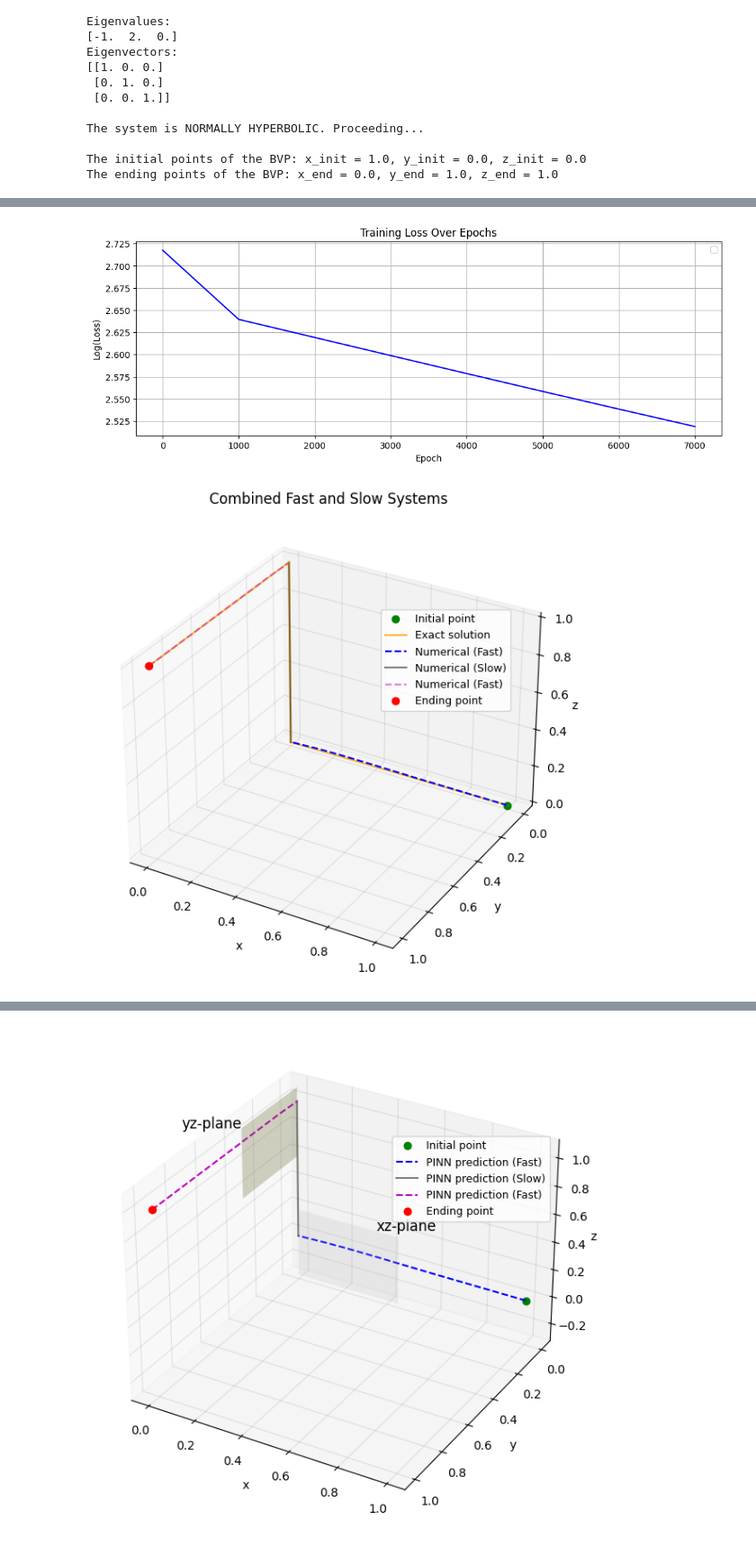
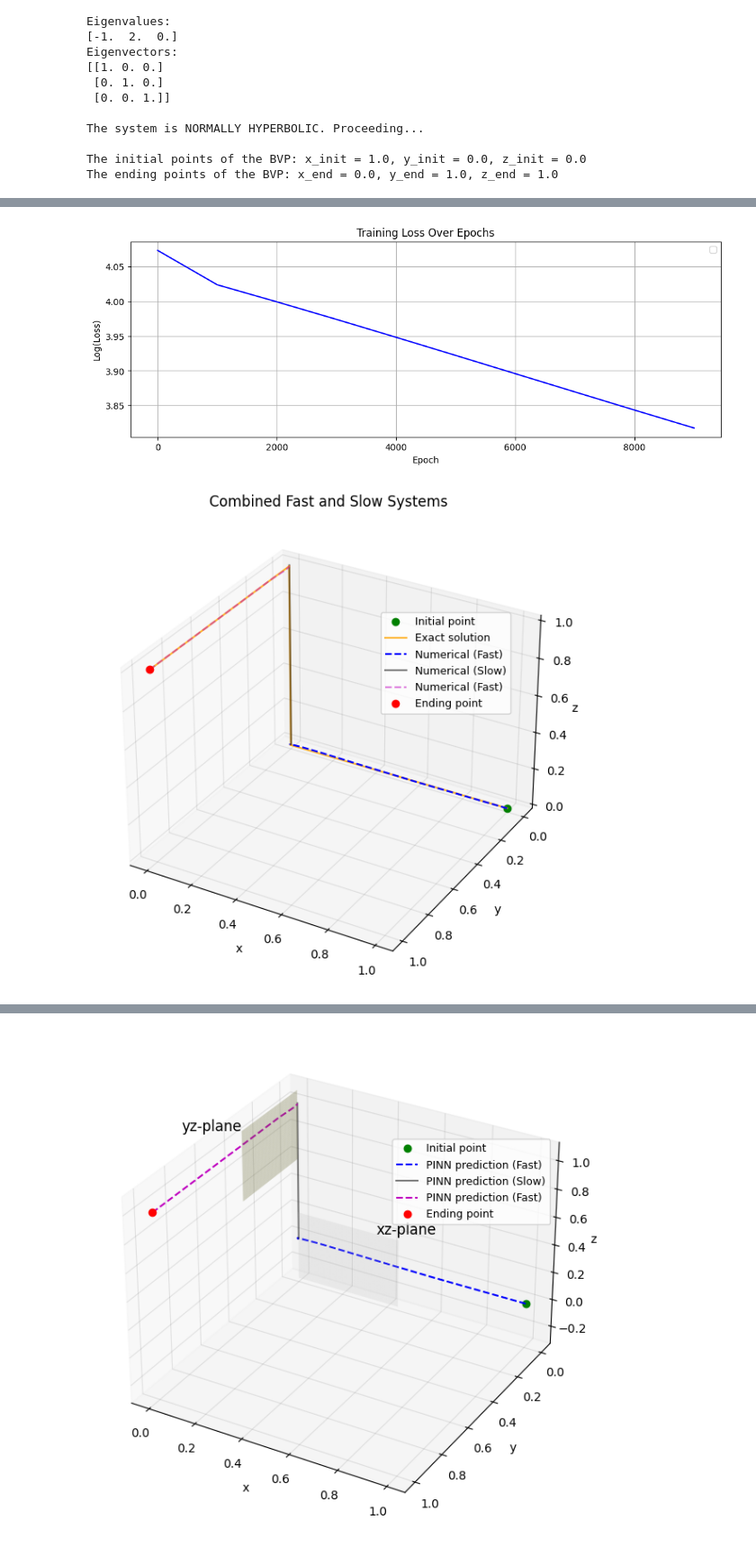
Before and after one commit to Hamid-Mofidi/PINNs_on_Multiple_timescale_dynamics, a Jupyter notebook: Examples8/pinnmltscl-GSP-ex-1-no_purturb2.ipynb, the cells around one changed output, grey strips where cells are left out. Shown at 90% size. Saved outputs shown, nothing was run; the diff lists cells and outputs as text; code cells hidden in the pictures.

```diff
--- a/Examples8/pinnmltscl-GSP-ex-1-no_purturb2.ipynb
+++ b/Examples8/pinnmltscl-GSP-ex-1-no_purturb2.ipynb
@@ -301,7 +301,7 @@ if __name__=='__main__':
 
     optimizer = torch.optim.Adam(list(model_fast.parameters()) + list(model_slow.parameters()) + list(model_fast2.parameters()), lr=1e-3)
     loss_values = []
-    epoch_num = 8000
+    epoch_num = 10000
 
 
     xf_end, yf_end, zf_end = np.random.random(), np.random.random(), np.random.random()
@@ -378,4 +380,4 @@ Epoch 7000, Total Loss: 0.0010809599277189158
-[figure, old version]
+[figure, new version]
 # %%
 fig = plt.figure(figsize=(12, 6))
 ax = fig.add_subplot(111, projection='3d')
@@ -424,7 +426,7 @@ ax.zaxis._axinfo['grid'].update(color=(0.1, 0.1, 0.1, 0.1))
 plt.tight_layout()
 plt.show()
 # %% [output]
-[figure, old version]
+[figure, new version]
 # %%
 #########1st piece
 plt.figure(figsize=(12, 4))
```
Also changed, not shown: parts of 4 cells of this notebook.
